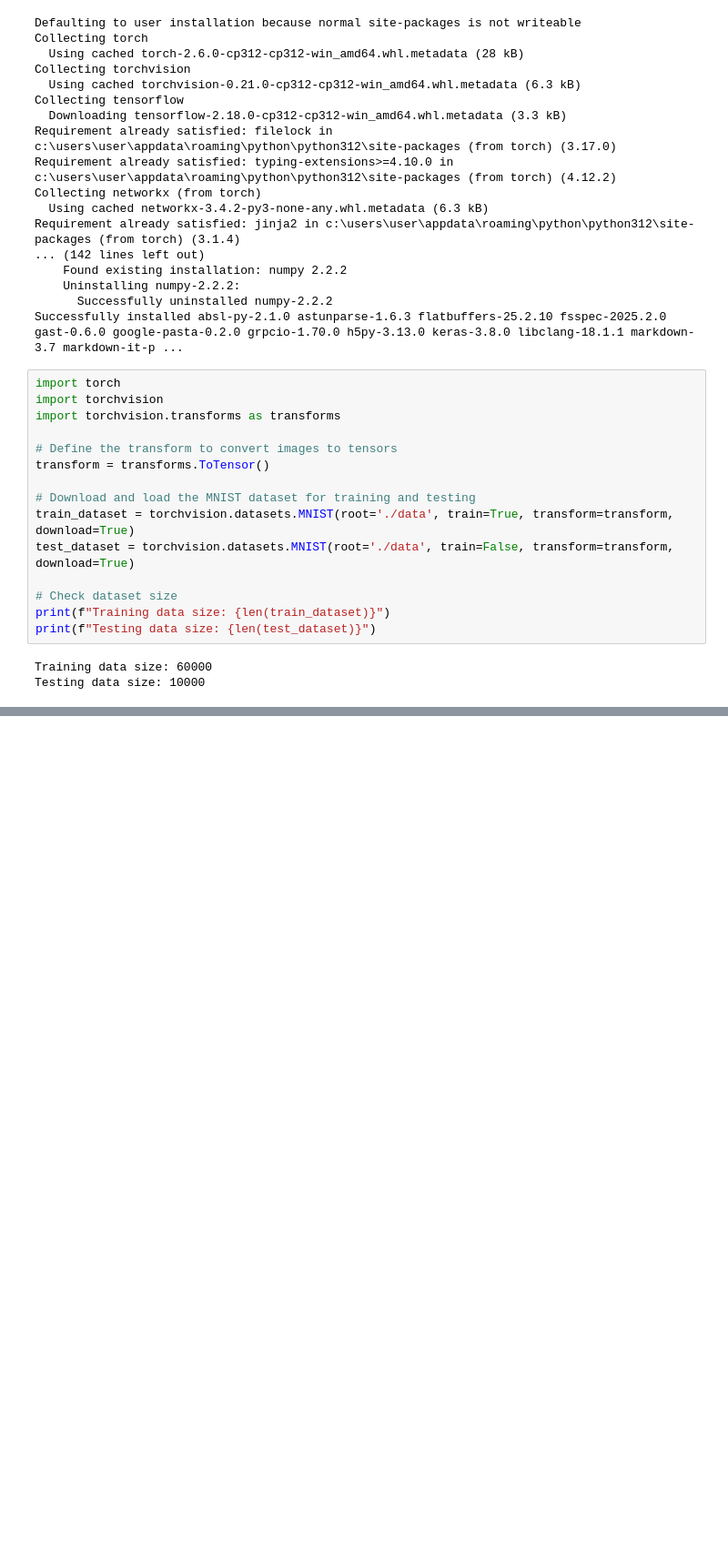
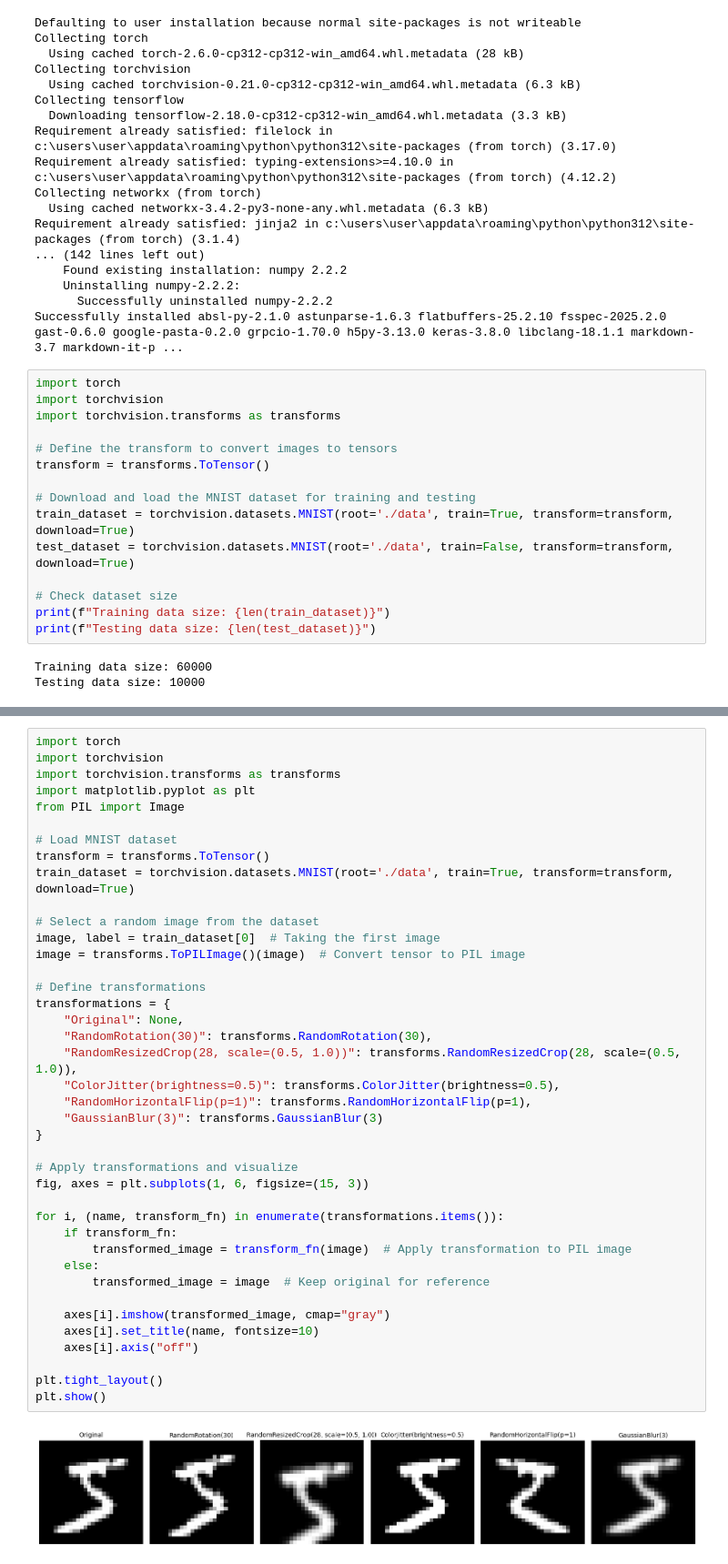
Before and after one commit to JavaSiro/DeepLearning, a Jupyter notebook: dl.ipynb, the cells around one changed output, grey strips where cells are left out. Shown: that part at 91% size. Cells and saved outputs as stored; diff of their text form; blank space fills up the shorter version.

```diff
--- a/dl.ipynb
+++ b/dl.ipynb
@@ -63,0 +64,42 @@ plt.show()
+# %%
+import torch
+import torchvision
+import torchvision.transforms as transforms
+import matplotlib.pyplot as plt
+from PIL import Image
+
+# Load MNIST dataset
+transform = transforms.ToTensor()
+train_dataset = torchvision.datasets.MNIST(root='./data', train=True, transform=transform, download=True)
+
+# Select a random image from the dataset
+image, label = train_dataset[0]  # Taking the first image
+image = transforms.ToPILImage()(image)  # Convert tensor to PIL image
+
+# Define transformations
+transformations = {
+    "Original": None,
+    "RandomRotation(30)": transforms.RandomRotation(30),
+    "RandomResizedCrop(28, scale=(0.5, 1.0))": transforms.RandomResizedCrop(28, scale=(0.5, 1.0)),
+    "ColorJitter(brightness=0.5)": transforms.ColorJitter(brightness=0.5),
+    "RandomHorizontalFlip(p=1)": transforms.RandomHorizontalFlip(p=1),
+    "GaussianBlur(3)": transforms.GaussianBlur(3)
+}
+
+# Apply transformations and visualize
+fig, axes = plt.subplots(1, 6, figsize=(15, 3))
+
+for i, (name, transform_fn) in enumerate(transformations.items()):
+    if transform_fn:
+        transformed_image = transform_fn(image)  # Apply transformation to PIL image
+    else:
+        transformed_image = image  # Keep original for reference
+
+    axes[i].imshow(transformed_image, cmap="gray")
+    axes[i].set_title(name, fontsize=10)
+    axes[i].axis("off")
+
+plt.tight_layout()
+plt.show()
+# %% [output]
+[figure, added]
```
Also changed, not shown: parts of 2 cells of this notebook.
